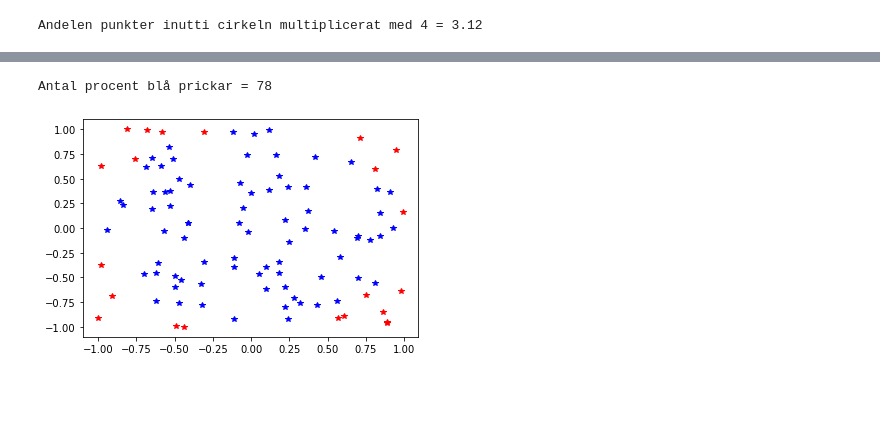
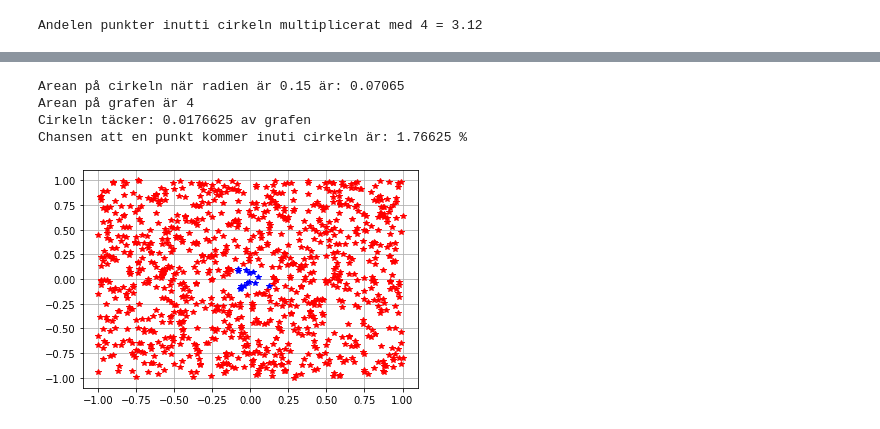
Before and after one commit to Antonsoder/Anton_Soderstrom_Te19C, a Jupyter notebook: Uppgift.ipynb, the cells around one changed output, grey strips where cells are left out. Saved outputs shown, nothing was run; the diff lists cells and outputs as text; code cells hidden in the pictures; blank space fills up the shorter version.

```diff
--- a/Uppgift.ipynb
+++ b/Uppgift.ipynb
@@ -309,25 +327,43 @@ plt.show()#FÖr att se grafen.
 # %%
-#Uppgift 2h
-import random #Importerar random för att senare kunna få slumpade värden.
+import random as rnd#Importerar random för att senare kunna få slumpade värden.
+import matplotlib.pyplot as plt #Importerar graf för att kunne se alla punkter.
+import math
+
+
+a = float(input("Ange en radie"))
 
 n = 0
 
-for i in range(0,100): # vilkoren ska upprepas 100 gånger
+for i in range(0,1000): # vilkoren ska upprepas 100 gånger
     x = round(random.uniform(-1,1),2)#Gör en variabel(x). Round = avrundning. Random.uniform betyder att vi vill få ett slumpvist värde mellan -1 och 1. ,2 betyder att vi vill ha 2 decimaler när vi avrundar.
     y = round(random.uniform(-1,1),2)
-    if x**2+y**2 <= 1: #Om en punkt är innuti 1 l.e från origa så ska följande vilkor uppfyllas.
-        plt.plot(x,y, '*b')
-        n += 1 #indentering
-    else: #Om punkten ligger utanför 1 l.e från origo så ska följande vilkor upfyllas.
-        plt.plot(x,y, '*r')
+    if math.sqrt(x**2+y**2) <= a: #Om en punkt är innuti 1 l.e från origa så ska följande vilkor uppfyllas.
+        plt.plot(x,y, '*b') #plottar, x,y med färgen röd om ovanstående vilkor stämmer.
+        n += 1
+    else: #Om punkten ligger utanför 1 l.e från origo so ska följande vilkor upfyllas.
+        plt.plot(x,y, '*r') #plottar, x,y med färgen grön
+
+b = (a**2)*3.14 #Tar reda på cirkelns area
+d = b / 4  # Tar reda på hur stor del av grafen som cirkeln täcker
 
 
-print("Antal procent blå prickar =", (n))
 
+print(f"Arean på cirkeln när radien är {a} är: {b}")
+print(f"Arean på grafen är 4")
+print(f"Cirkeln täcker: {d} av grafen")
+print(f"Chansen att en punkt kommer inuti cirkeln är:", (d*100), "%")
+print(f")
+plt.grid()#Får rutnätet
+plt.show()#För att se grafen.
 
-#Jag har testat med även ännu större radie, Slutsatsen som man kan dra av detta är att så länge som förhållandet mellan grafen och cirkeln är lika stor så kommer andelen punkter inutti cirkeln vara runt 78,5%. pi / 4 = 78,5. Oavsett hur många prickar du simmulerar så kommer svaret alltid attt närma sig värdet för pi! och ju fler prickar du simmulerar desto mer exakt svar kommer du att få.
+#Så stor andel som cirkeln täcker utav grafen är chansen att en punkt hamnar innuti cirkeln!
 
-#Arean på grafen = 3. Arean på cirkeln = pi*1^2 = pi. Om man då ska ta reda på hur stor del av grafen som cirkeln täcker så tar man pi / 4 eftersom detta var båda areorna. pi / 4 = 0,785 = 78,5% och just därför så brukar andelen prickar inuti cirkeln ligga på cirka 78,5%.
+#Slutsatsen som man kan dra av detta är att så länge som förhållandet mellan grafen och cirkeln är lika stor så kommer andelen punkter inutti cirkeln vara runt 78,5%. pi / 4 = 78,5. Oavsett hur många prickar du simmulerar så kommer svaret alltid attt närma sig värdet för pi! och ju fler prickar du simmulerar desto mer exakt svar kommer du att få.
+
+#Arean på grafen = 4. Arean på cirkeln = pi*1^2 = pi. Om man då ska ta reda på hur stor del av grafen som cirkeln täcker så tar man pi / 4 eftersom detta var båda areorna. pi / 4 = 0,785 = 78,5% och just därför så brukar andelen prickar inuti cirkeln ligga på cirka 78,5%. Så med detta så kan amn säga att chansen att en prick hamnar inuti cirkeln är i detta fallet cirka 78,5% chans.
 # %% [output]
-Antal procent blå prickar = 78
+Arean på cirkeln när radien är 0.15 är: 0.07065
+Arean på grafen är 4
+Cirkeln täcker: 0.0176625 av grafen
+Chansen att en punkt kommer inuti cirkeln är: 1.76625 %
-[figure, old version]
+[figure, new version]
```
Also changed, not shown: parts of 13 cells of this notebook, 1 other file.
